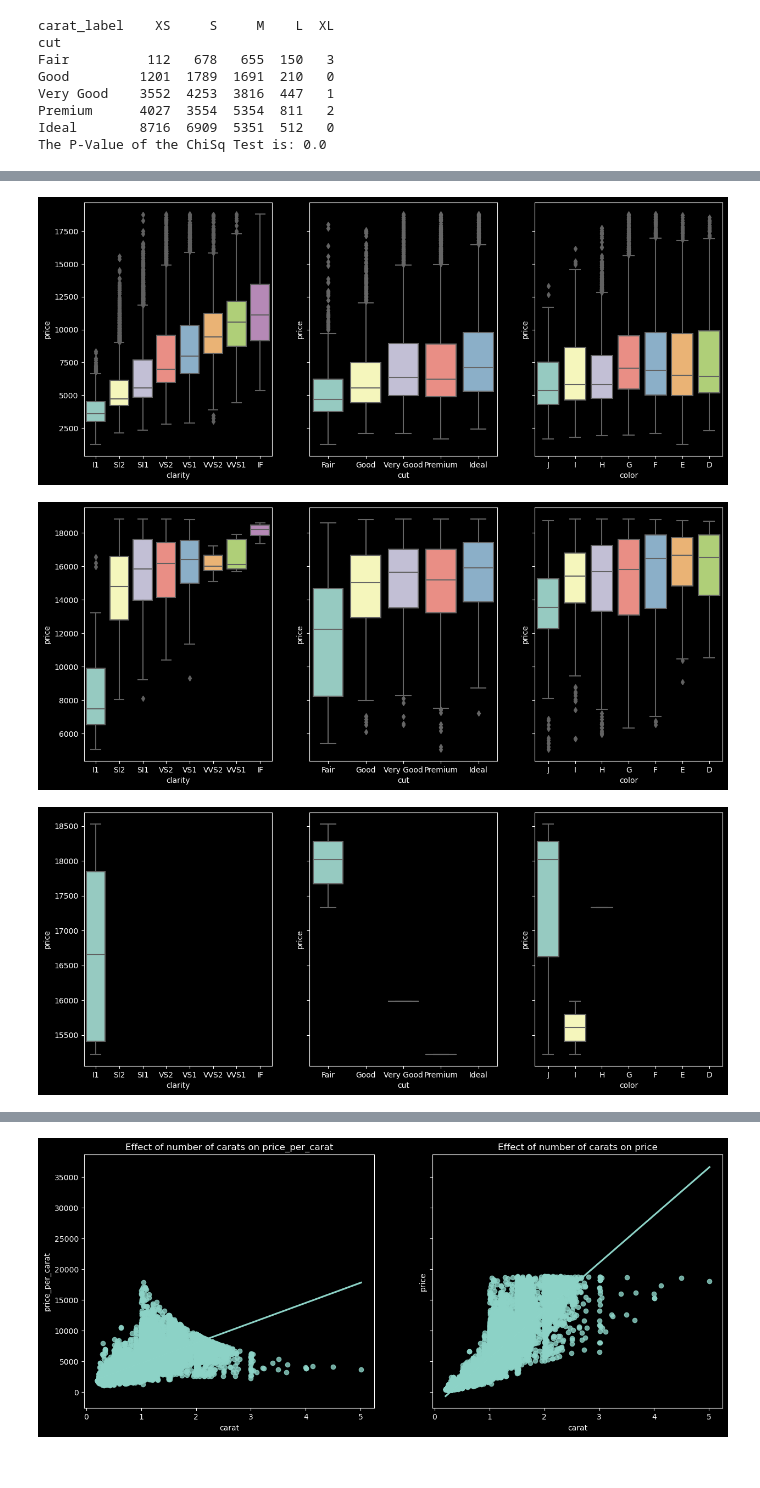
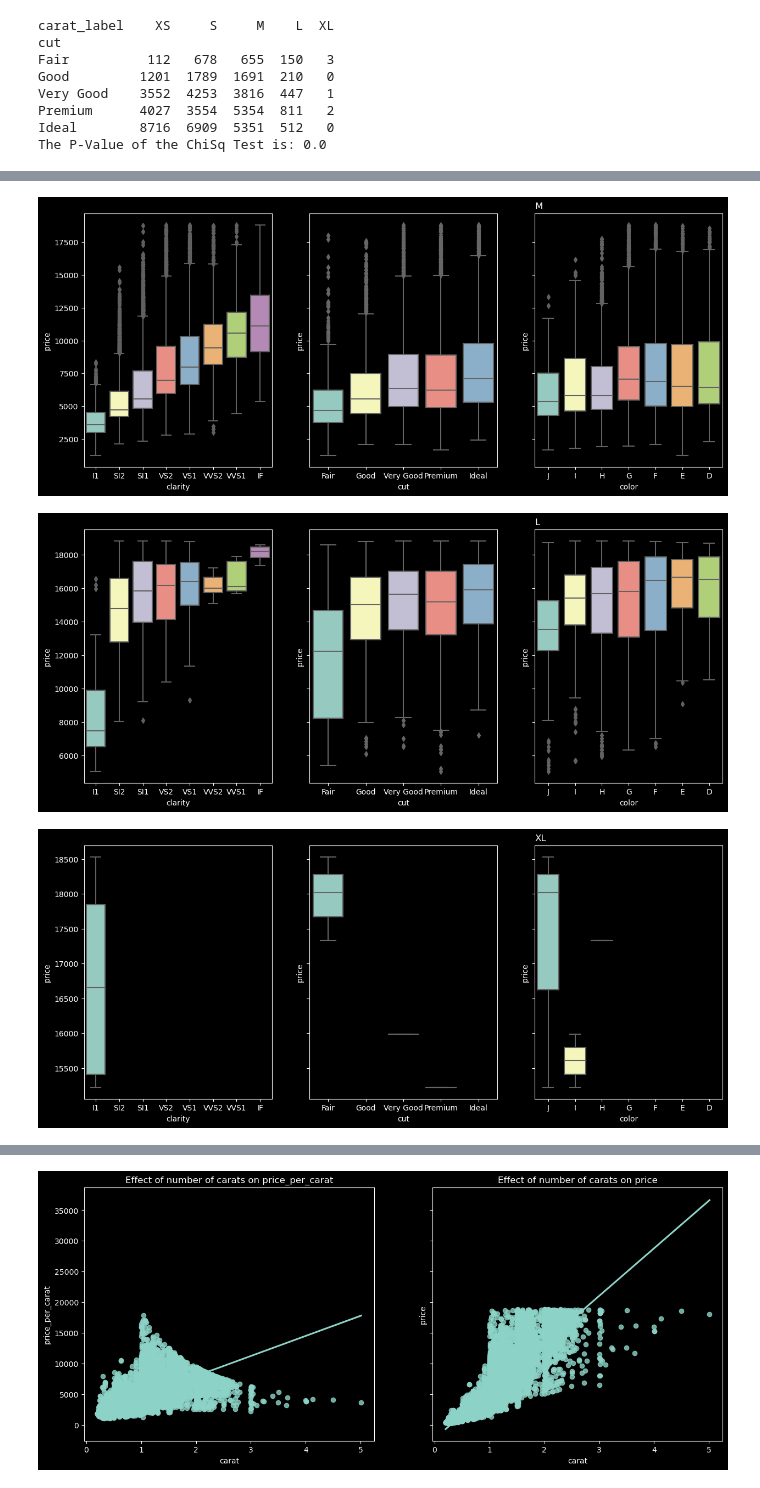
Before and after one commit to YanaOrf/Diamonds_analysis, a Jupyter notebook: Dimonds.ipynb, the cells around one changed output, grey strips where cells are left out. Cells and saved outputs as stored; diff of their text form; code cells hidden in the pictures.

```diff
--- a/Dimonds.ipynb
+++ b/Dimonds.ipynb
@@ -381,7 +388,7 @@ for carat_label in  carat_label_list:
     sns.boxplot(data=diamonds[(diamonds["carat_label"])==carat_label],y="price",x="clarity", ax=axs[0])
     sns.boxplot(data=diamonds[(diamonds["carat_label"])==carat_label],y="price",x="cut",ax=axs[1])
     sns.boxplot(data=diamonds[(diamonds["carat_label"])==carat_label],y="price",x="color",ax=axs[2])
-    ax.set_title(carat_label)
+    plt.title(carat_label.upper(),loc='left')
 
 
     plt.show()
@@ -391,6 +398,6 @@ for carat_label in  carat_label_list:
-[figure, old version]
+[figure, new version]
-[figure, old version]
+[figure, new version]
-[figure, old version]
+[figure, new version]
 # %%
 for carat_label in  carat_label_list:
     fig,axs=plt.subplots(1,3,sharey=True,figsize=(15,6))
```
Also changed, not shown: parts of 6 cells of this notebook, 1 other file.
